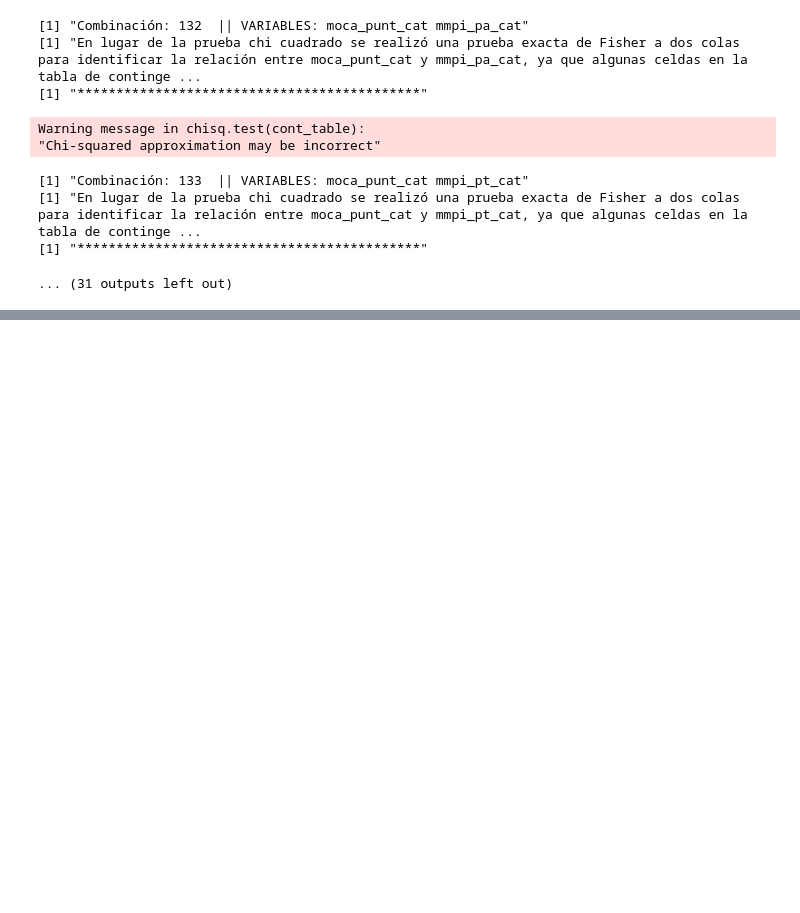
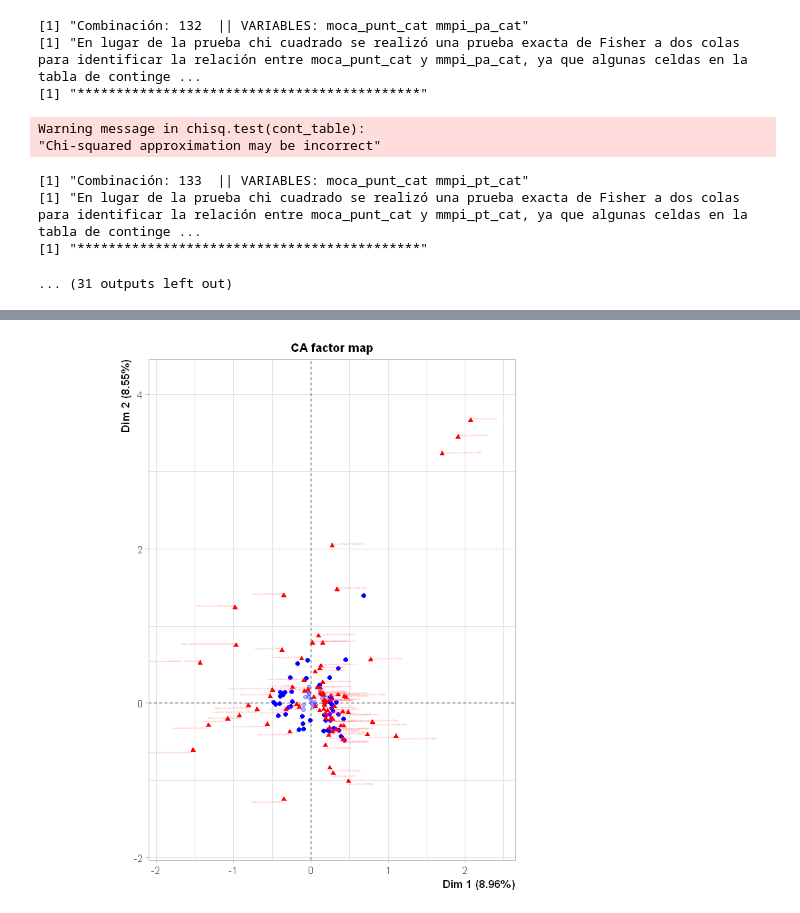
Before and after one commit to Yagwar/Proyectos, a Jupyter notebook: correlaciones_fundac.ipynb, the cells around one changed output, grey strips where cells are left out. Saved outputs shown, nothing was run; the diff lists cells and outputs as text; code cells hidden in the pictures; blank space fills up the shorter version.

```diff
--- a/correlaciones_fundac.ipynb
+++ b/correlaciones_fundac.ipynb
@@ -272,0 +297,11 @@ Stroop
+# %%
+dmy = dummyVars(" ~ .", data = datos)
+trsf = data.frame(predict(dmy, newdata = datos))
+# %%
+ca2 = CA(trsf, graph = FALSE)
+# %%
+plot(ca2,
+    cex=.15,
+    selectRow="contrib 50")
+# %% [output]
+[figure, added]
```
Also changed, not shown: parts of 11 cells of this notebook.
